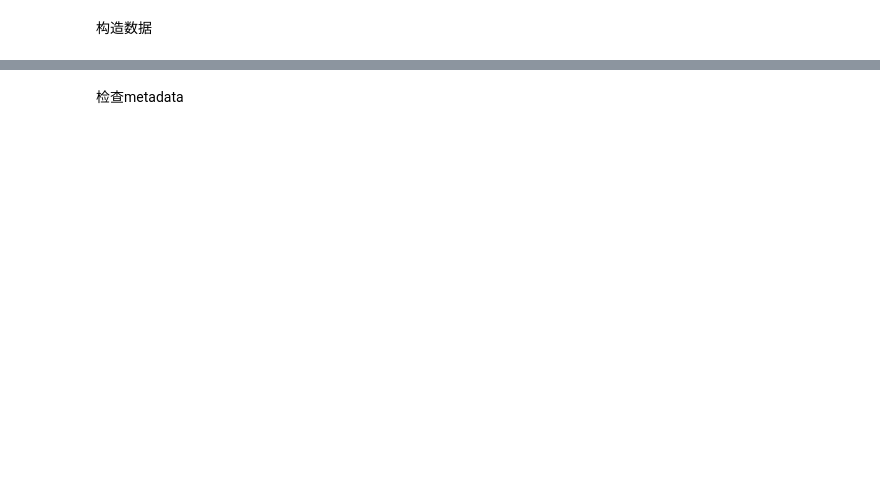
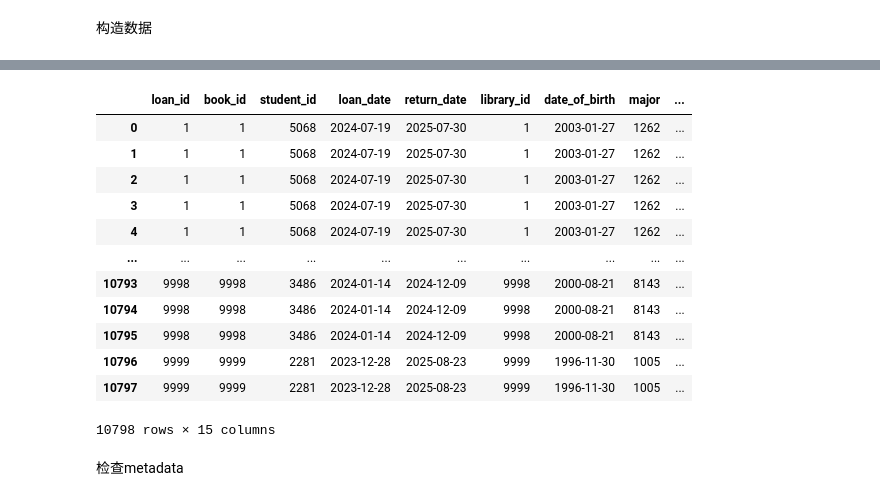
Before and after one commit to hitsz-ids/synthetic-data-generator, a Jupyter notebook: 10k_test_non_catg.ipynb, the cells around one changed output, grey strips where cells are left out. Drawn from its saved outputs; the diff is of its cells as text; code cells hidden in the pictures; blank space fills up the shorter version.

```diff
--- a/10k_test_non_catg.ipynb
+++ b/10k_test_non_catg.ipynb
@@ -50,7 +37,22 @@ result_table = result_table.drop(columns=["isbn"])
 # %%
 # result_table.head()
 # %%
-result_table = result_table[:100]
+# result_table = result_table[:100]
+result_table
+# %% [output]
+|  | loan_id | book_id | student_id | loan_date | return_date | library_id | date_of_birth | major | ... |
+| 0 | 1 | 1 | 5068 | 2024-07-19 | 2025-07-30 | 1 | 2003-01-27 | 1262 | ... |
+| 1 | 1 | 1 | 5068 | 2024-07-19 | 2025-07-30 | 1 | 2003-01-27 | 1262 | ... |
+| 2 | 1 | 1 | 5068 | 2024-07-19 | 2025-07-30 | 1 | 2003-01-27 | 1262 | ... |
+| 3 | 1 | 1 | 5068 | 2024-07-19 | 2025-07-30 | 1 | 2003-01-27 | 1262 | ... |
+| 4 | 1 | 1 | 5068 | 2024-07-19 | 2025-07-30 | 1 | 2003-01-27 | 1262 | ... |
+| ... | ... | ... | ... | ... | ... | ... | ... | ... | ... |
+| 10793 | 9998 | 9998 | 3486 | 2024-01-14 | 2024-12-09 | 9998 | 2000-08-21 | 8143 | ... |
+| 10794 | 9998 | 9998 | 3486 | 2024-01-14 | 2024-12-09 | 9998 | 2000-08-21 | 8143 | ... |
+| 10795 | 9998 | 9998 | 3486 | 2024-01-14 | 2024-12-09 | 9998 | 2000-08-21 | 8143 | ... |
+| 10796 | 9999 | 9999 | 2281 | 2023-12-28 | 2025-08-23 | 9999 | 1996-11-30 | 1005 | ... |
+| 10797 | 9999 | 9999 | 2281 | 2023-12-28 | 2025-08-23 | 9999 | 1996-11-30 | 1005 | ... |
+10798 rows × 15 columns
 # %% [markdown]
 检查metadata
 # %%
```
Also changed, not shown: parts of 10 cells of this notebook, 6 other files.
